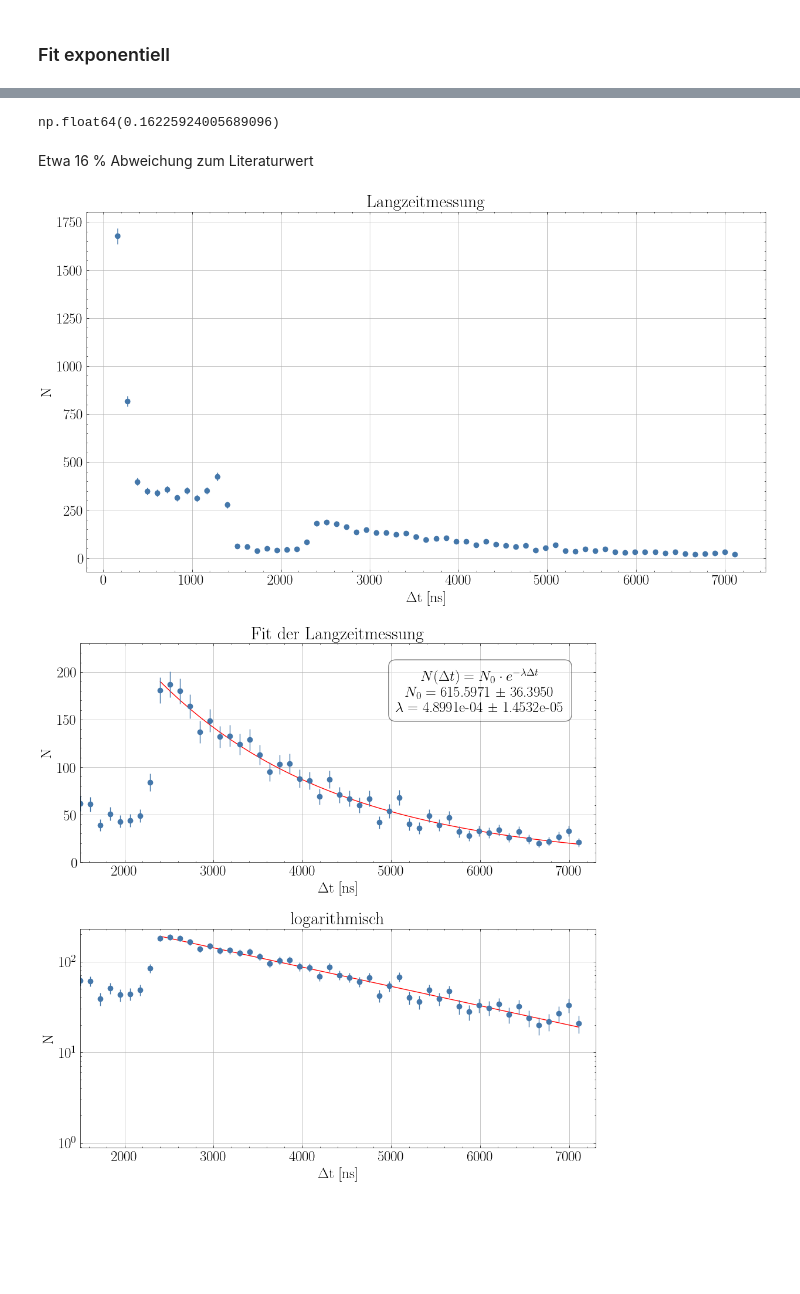
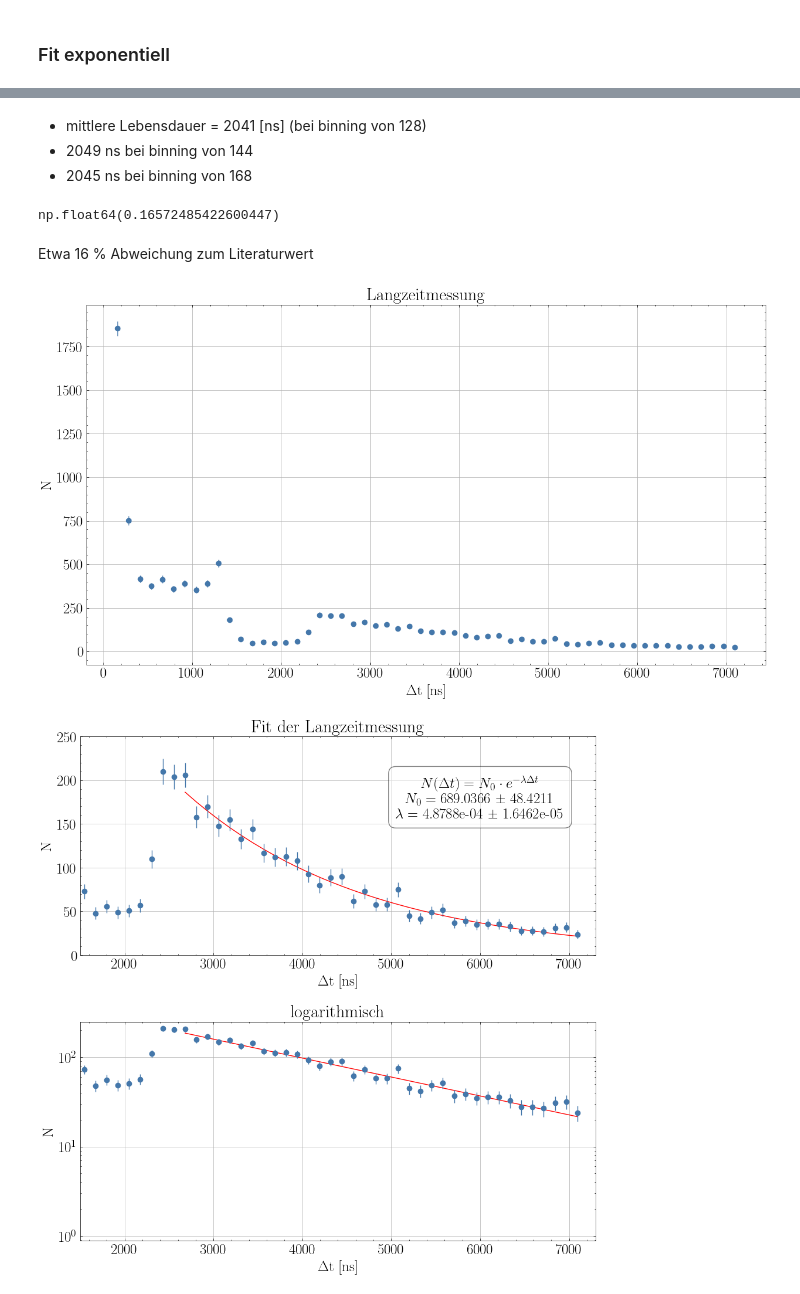
Before and after one commit to FlorianAdamczyk/FPrak_Myonenzerfall, a Jupyter notebook: Datenauswertung.ipynb, the cells around one changed output, grey strips where cells are left out. Cells and saved outputs as stored; diff of their text form; code cells hidden in the pictures; blank space fills up the shorter version.

Commit message:
neues binning von 144 liefert 2049ns. das ist der beste wert - dabei lassen wir es jetzt!

```diff
--- a/Datenauswertung.ipynb
+++ b/Datenauswertung.ipynb
@@ -275,3 +273,8 @@ rebin = 128
+# %%
+rebin = 144
+# rebin = 144 # würde eigentlich auch perfekt aufgehen aber irgendwie funktioniert der fit dann nichtmehr keine ahnung wieso :(
+# rebin = 128
+# rebin = 168
 # %%
 #Anzahl der neuen Bins
 8064/rebin
@@ -407,7 +407,11 @@ mittlere Lebensdauer = 2041 [ns]
+# %% [markdown]
+- mittlere Lebensdauer = 2041 [ns] (bei binning von 128)
+- 2049 ns bei binning von 144
+- 2045 ns bei binning von 168
 # %%
 1-1710/(1/lam)
 # %% [output]
-np.float64(0.16225924005689096)
+np.float64(0.16572485422600447)
 # %% [markdown]
 Etwa 16 % Abweichung zum Literaturwert
 # %%
@@ -434,45 +438,45 @@ ax.set_ylabel("N")
 
 plt.savefig("bilder/langzeitMess.pdf")
 # %% [output]
-[figure, old version]
+[figure, new version]
 # %%
 fig, axs = plt.subplots(2, 1, figsize=(10, 10))
 #
 axs[0].set_xlim(xmin = 1500, xmax = 7300)
 #ax.set_yscale("log")
-axs[0].set_ylim(ymax= 230)
+axs[0].set_ylim(ymax= 250)
 
 #ax.errorbar(expX,expYLog,yerr =expY_errLog, fmt='o')
 #ax.plot(expX, linearFunc(expX,*a_fitLin), color='red', label='Exponential-Fit')
 
 axs[0].grid()
 axs[0].plot(expX, expFit(expX,*poptExp), color='red', label='Exponential-Fit')
 axs[0].errorbar(lang["time"],lang["intens"],yerr =lang["err"], fmt='o')
 
 axs[0].set_title("Fit der Langzeitmessung")
 axs[0].set_xlabel("$\Delta$t [ns]")
 axs[0].set_ylabel("N")
 
 axs[0].text(6000, 180," $N(\Delta t) = N_0 \cdot e^{-\lambda \Delta t}$\n   $N_0$ = %.4f ± %.4f \n  $\lambda$ = %.4e ± %.4e"%(A,d_A,lam,d_lam),
         horizontalalignment = "center", verticalalignment = "center",  bbox=dict(boxstyle='round,pad=0.5', facecolor='white', alpha=0.5))
 
 
 axs[1].set_xlim(xmin = 1500, xmax = 7300)
 axs[1].set_yscale("log")
-axs[1].set_ylim(ymax= 230)
+axs[1].set_ylim(ymax= 250)
 
 
 
 axs[1].grid()
 axs[1].plot(expX, expFit(expX,*poptExp), color='red', label='Exponential-Fit')
 axs[1].errorbar(lang["time"],lang["intens"],yerr =lang["err"], fmt='o')
 
 axs[1].set_title("logarithmisch")
 axs[1].set_xlabel("$\Delta$t [ns]")
 axs[1].set_ylabel("N")
 
 fig.tight_layout()
 plt.savefig("bilder/FitlangzeitMess.pdf")
 #plt.show()
 # %% [output]
-[figure, old version]
+[figure, new version]
```
Also changed, not shown: parts of 13 cells of this notebook, 2 other files.
